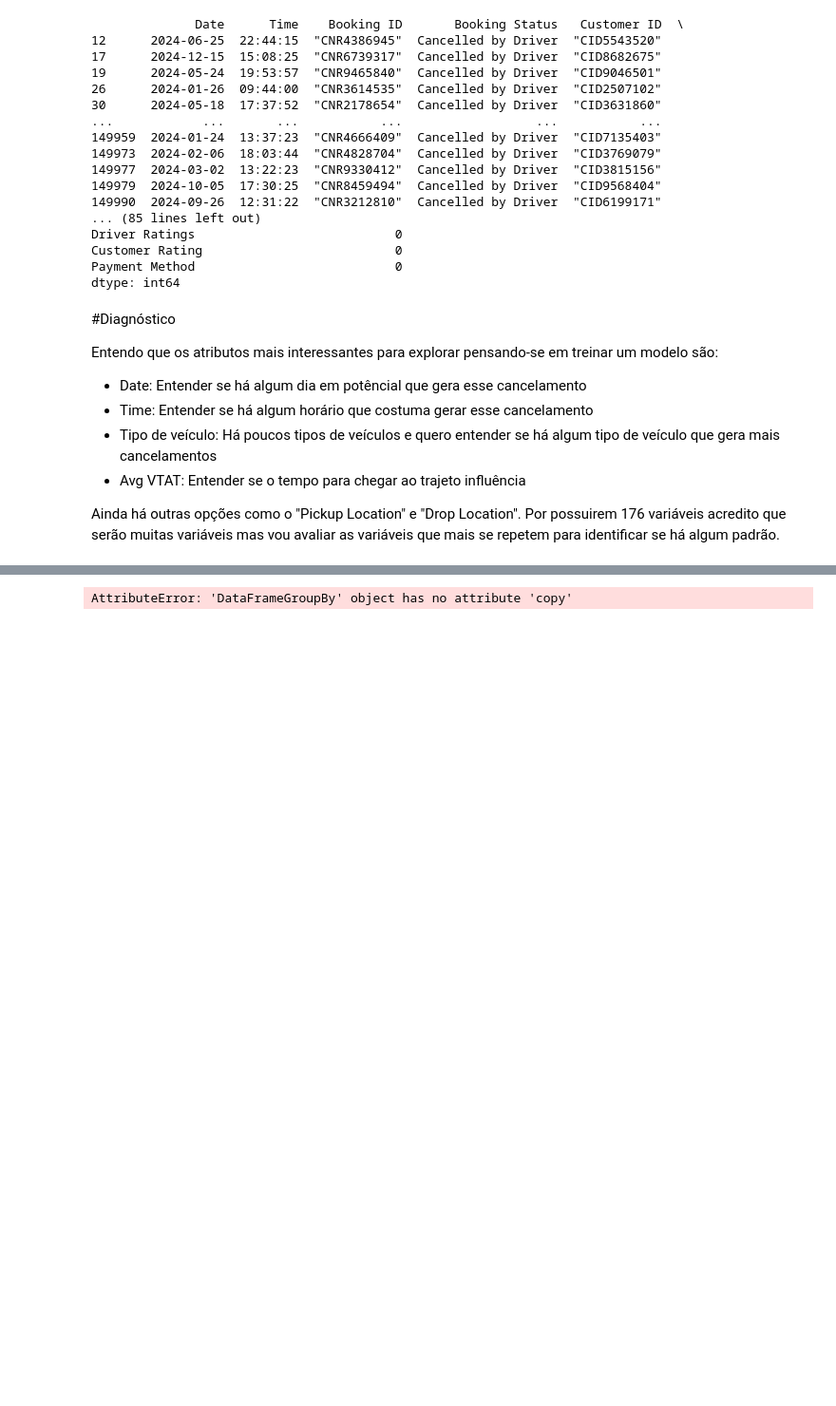
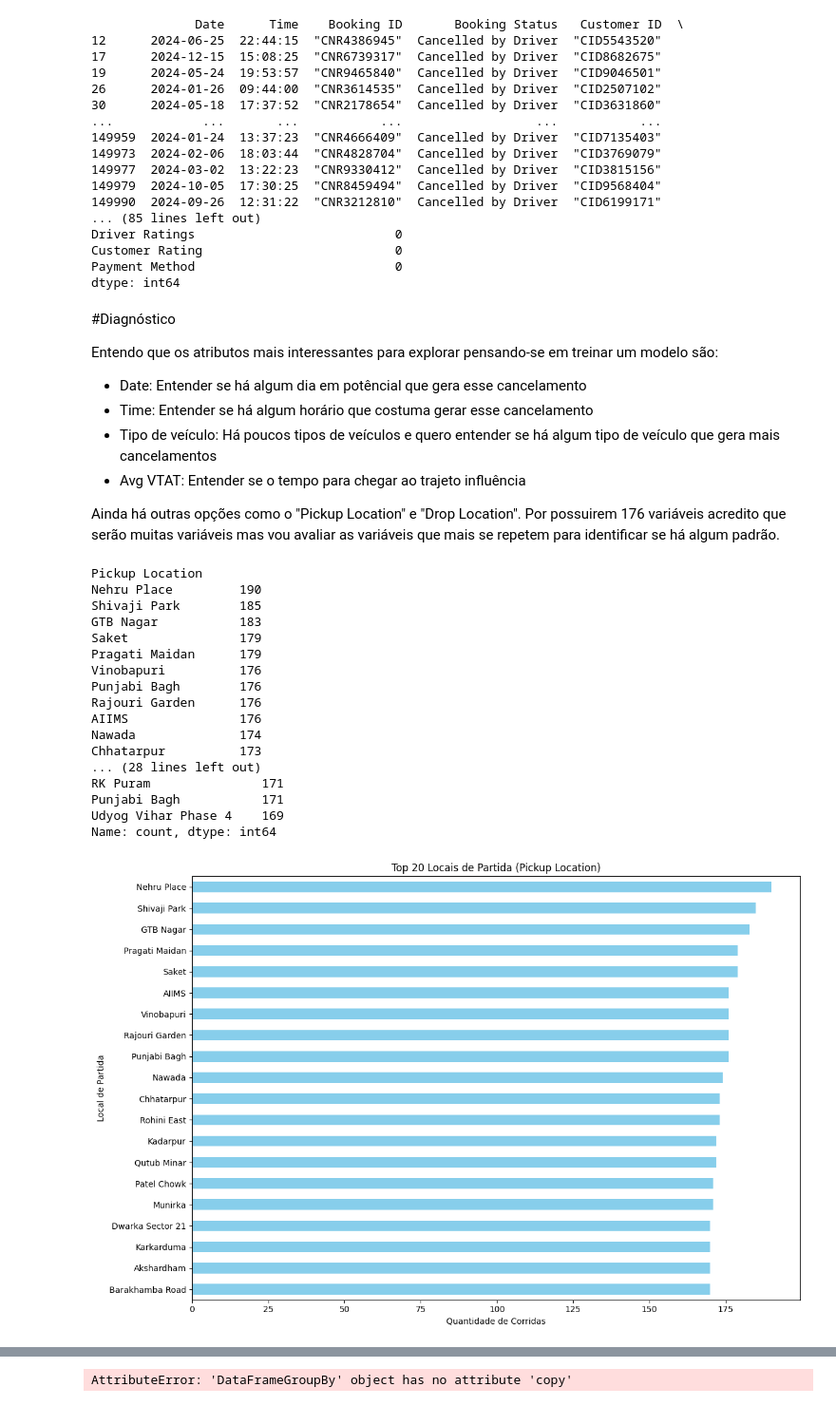
Before and after one commit to enakirimoto/Machine-Learning-and-Analytics, a Jupyter notebook: Projeto_Eric_MVP_ML_&_Analytics.ipynb, the cells around one changed output, grey strips where cells are left out. Shown at 95% size. Drawn from its saved outputs; the diff is of its cells as text; code cells hidden in the pictures; blank space fills up the shorter version.

```diff
--- a/Projeto_Eric_MVP_ML_&_Analytics.ipynb
+++ b/Projeto_Eric_MVP_ML_&_Analytics.ipynb
@@ -194,3 +194,43 @@ Entendo que os atributos mais interessantes para explorar pensando-se em treinar
 - Avg VTAT: Entender se o tempo para chegar ao trajeto influência
 
 Ainda há outras opções como o "Pickup Location" e "Drop Location". Por possuirem 176 variáveis acredito que serão muitas variáveis mas vou avaliar as variáveis que mais se repetem para identificar se há algum padrão.
+# %%
+#Separando as top 20 maiores distribuições para entender se consigo dfazer algum agrupamento
+top_20_pickup = df_filtrado['Pickup Location'].value_counts().nlargest(20)
+print(top_20_pickup)
+
+
+plt.figure(figsize=(12, 8))
+top_20_pickup.sort_values(ascending=True).plot(kind='barh', color='skyblue')
+plt.title('Top 20 Locais de Partida (Pickup Location)')
+plt.xlabel('Quantidade de Corridas')
+plt.ylabel('Local de Partida')
+plt.tight_layout()
+
+top_20_drop = df_filtrado['Drop Location'].value_counts().nlargest(20)
+print(top_20_drop)
+plt.figure(figsize=(12, 8))
+top_20_drop.sort_values(ascending=True).plot(kind='barh', color='salmon')
+plt.title('Top 20 Locais de Destino (Drop Location)')
+plt.xlabel('Quantidade de Corridas')
+plt.ylabel('Local de Destino')
+plt.tight_layout()
+# %% [output]
+Pickup Location
+Nehru Place         190
+Shivaji Park        185
+GTB Nagar           183
+Saket               179
+Pragati Maidan      179
+Vinobapuri          176
+Punjabi Bagh        176
+Rajouri Garden      176
+AIIMS               176
+Nawada              174
+Chhatarpur          173
+... (28 lines left out)
+RK Puram               171
+Punjabi Bagh           171
+Udyog Vihar Phase 4    169
+Name: count, dtype: int64
+[figure, added]
```
Also changed, not shown: parts of 3 cells of this notebook.
